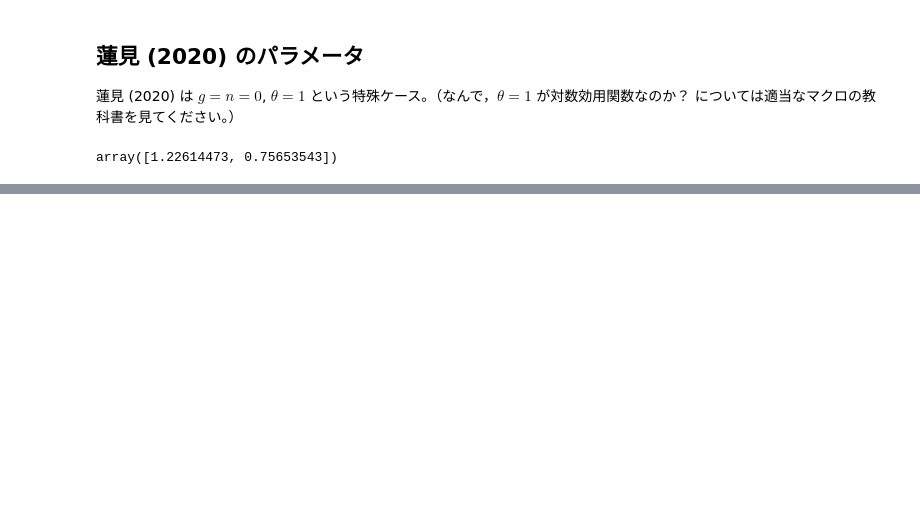
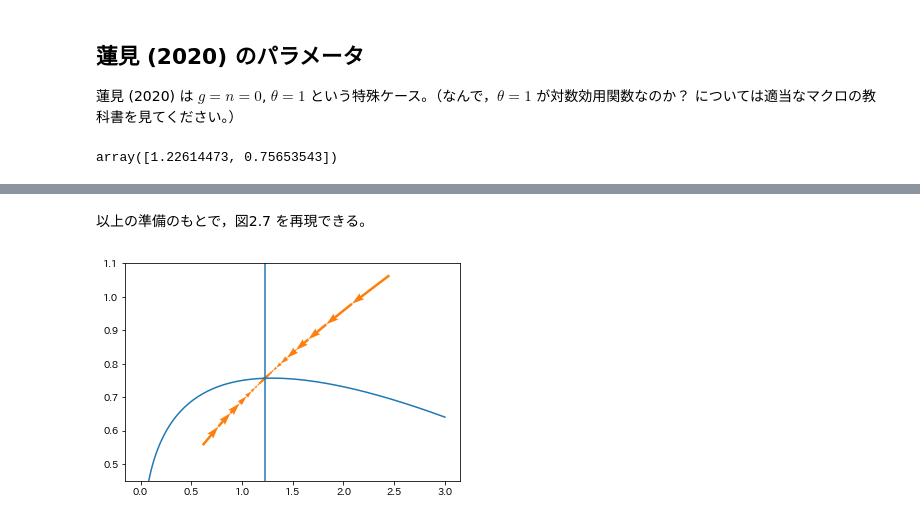
Before and after one commit to kenjisato/hasumi-book, a Jupyter notebook: 2-4-Ramsey.ipynb, the cells around one changed output, grey strips where cells are left out. Cells and saved outputs as stored; diff of their text form; code cells hidden in the pictures; blank space fills up the shorter version.

```diff
--- a/2-4-Ramsey.ipynb
+++ b/2-4-Ramsey.ipynb
@@ -231,0 +251,2 @@ plt.show()
+# %%
+dK0 = sp.lambdify(kt, sp.solve(EK.subs({ka: kt}), ct)[0].subs(params))
@@ -231,0 +258,2 @@ plt.show()
+# %%
+dC0 = sp.lambdify(ka, sp.solve(EC.subs({ca: ct}), ka)[0].subs(params))
@@ -231,0 +266,25 @@ plt.show()
+# %%
+dC0 = np.vectorize(dC0)
+# %% [markdown]
+以上の準備のもとで，図2.7 を再現できる。
+# %%
+fig, ax = plt.subplots(1)
+
+ax.quiver(k_sol_below[:-1], c_sol_below[:-1],
+          k_sol_below[1:] - k_sol_below[:-1],
+          c_sol_below[1:] - c_sol_below[:-1],
+          scale_units='xy', angles='xy', scale=1, color='C1')
+
+ax.quiver(k_sol_above[:-1], c_sol_above[:-1],
+          k_sol_above[1:] - k_sol_above[:-1],
+          c_sol_above[1:] - c_sol_above[:-1],
+          scale_units='xy', angles='xy', scale=1, color='C1')
+
+x, y = np.linspace(0, 3, 200), np.linspace(0.4, 1.1, 200)
+ax.plot(x, dK0(x), color='C0')
+ax.plot(dC0(y), y, color='C0')
+ax.set_ylim(0.45, 1.1)
+
+plt.show()
+# %% [output]
+[figure, added]
```
Also changed, not shown: parts of 13 cells of this notebook.
